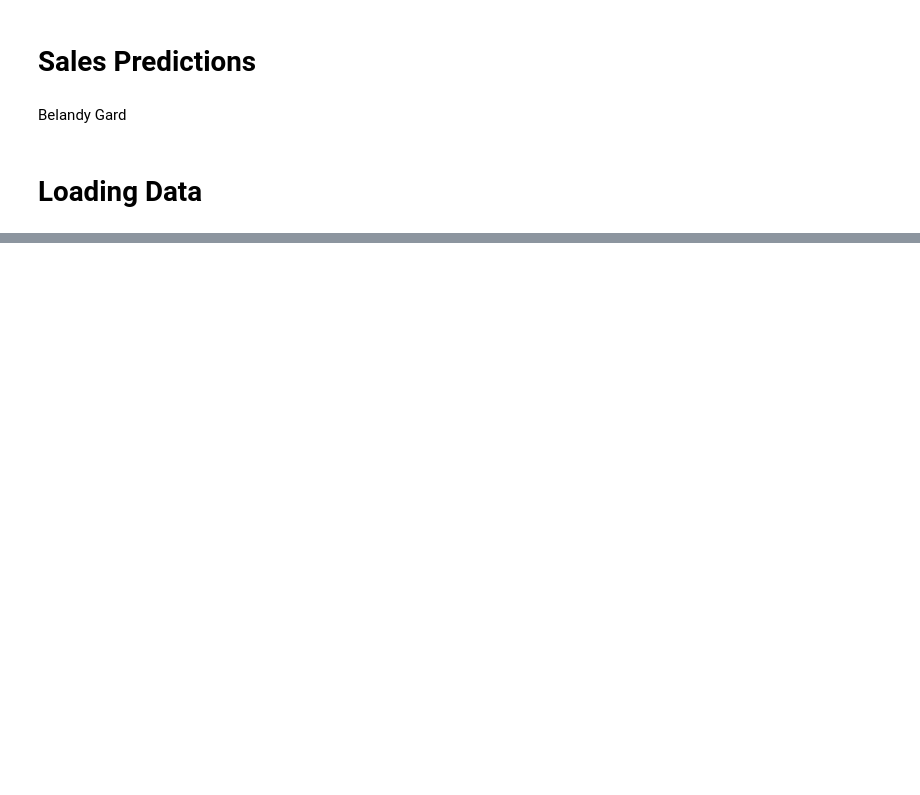
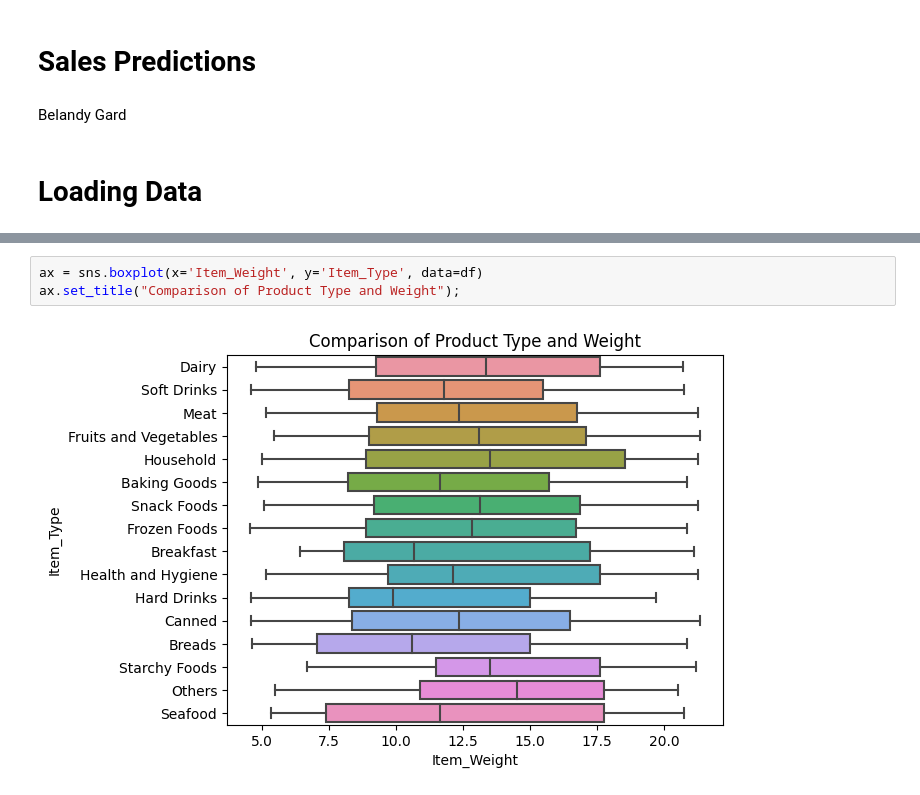
Before and after one commit to BelandyG/Food-Sales-prediction-project, a Jupyter notebook: Sales_Predictions.ipynb, the cells around one changed output, grey strips where cells are left out. Cells and saved outputs as stored; diff of their text form; blank space fills up the shorter version.

```diff
--- a/Sales_Predictions.ipynb
+++ b/Sales_Predictions.ipynb
@@ -14,0 +302,5 @@ Belandy Gard
+# %%
+ax = sns.boxplot(x='Item_Weight', y='Item_Type', data=df)
+ax.set_title("Comparison of Product Type and Weight");
+# %% [output]
+[figure, added]
```
Also changed, not shown: parts of 117 cells of this notebook.
